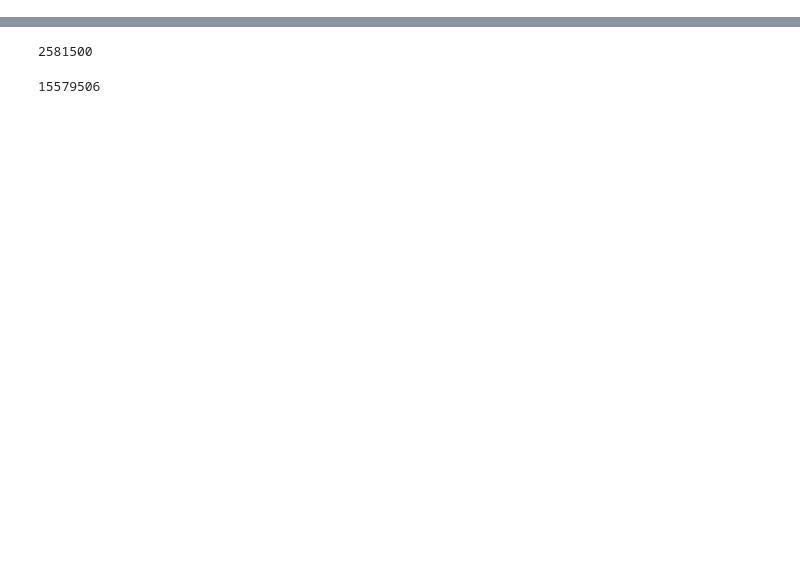
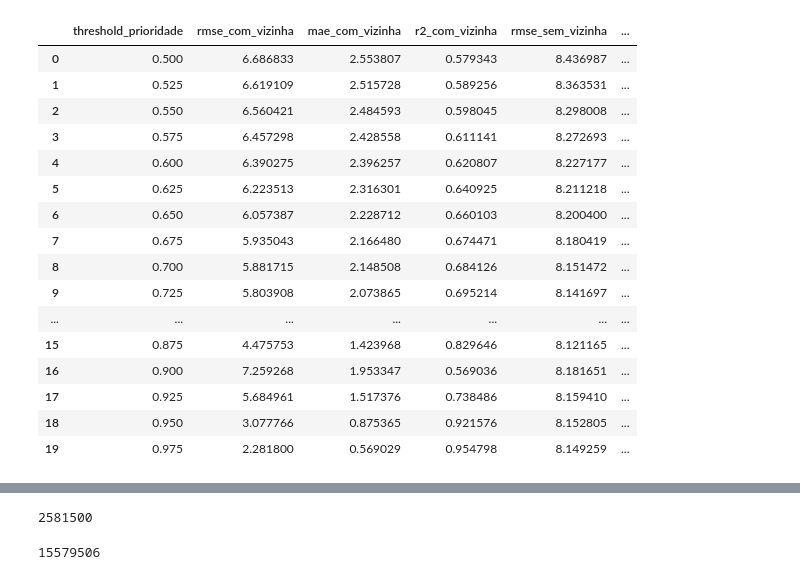
Before and after one commit to mateus-santos-rocha/doutorado, a Jupyter notebook: 3.modelling.ipynb, the cells around one changed output, grey strips where cells are left out. Saved outputs shown, nothing was run; the diff lists cells and outputs as text; code cells hidden in the pictures; blank space fills up the shorter version.

```diff
--- a/3.modelling.ipynb
+++ b/3.modelling.ipynb
@@ -176,3 +175,23 @@ plt.grid()
+# %%
+df
+# %% [output]
+|  | threshold_prioridade | rmse_com_vizinha | mae_com_vizinha | r2_com_vizinha | rmse_sem_vizinha | ... |
+| 0 | 0.500 | 6.686833 | 2.553807 | 0.579343 | 8.436987 | ... |
+| 1 | 0.525 | 6.619109 | 2.515728 | 0.589256 | 8.363531 | ... |
+| 2 | 0.550 | 6.560421 | 2.484593 | 0.598045 | 8.298008 | ... |
+| 3 | 0.575 | 6.457298 | 2.428558 | 0.611141 | 8.272693 | ... |
+| 4 | 0.600 | 6.390275 | 2.396257 | 0.620807 | 8.227177 | ... |
+| 5 | 0.625 | 6.223513 | 2.316301 | 0.640925 | 8.211218 | ... |
+| 6 | 0.650 | 6.057387 | 2.228712 | 0.660103 | 8.200400 | ... |
+| 7 | 0.675 | 5.935043 | 2.166480 | 0.674471 | 8.180419 | ... |
+| 8 | 0.700 | 5.881715 | 2.148508 | 0.684126 | 8.151472 | ... |
+| 9 | 0.725 | 5.803908 | 2.073865 | 0.695214 | 8.141697 | ... |
+| ... | ... | ... | ... | ... | ... | ... |
+| 15 | 0.875 | 4.475753 | 1.423968 | 0.829646 | 8.121165 | ... |
+| 16 | 0.900 | 7.259268 | 1.953347 | 0.569036 | 8.181651 | ... |
+| 17 | 0.925 | 5.684961 | 1.517376 | 0.738486 | 8.159410 | ... |
+| 18 | 0.950 | 3.077766 | 0.875365 | 0.921576 | 8.152805 | ... |
+| 19 | 0.975 | 2.281800 | 0.569029 | 0.954798 | 8.149259 | ... |
 # %%
 sns.lineplot(data=pd.melt(df[['threshold_prioridade','rmse_com_vizinha','rmse_sem_vizinha']],id_vars=['threshold_prioridade']),x='threshold_prioridade',y='value',hue='variable')
 plt.grid()
```
Also changed, not shown: parts of 9 cells of this notebook.
